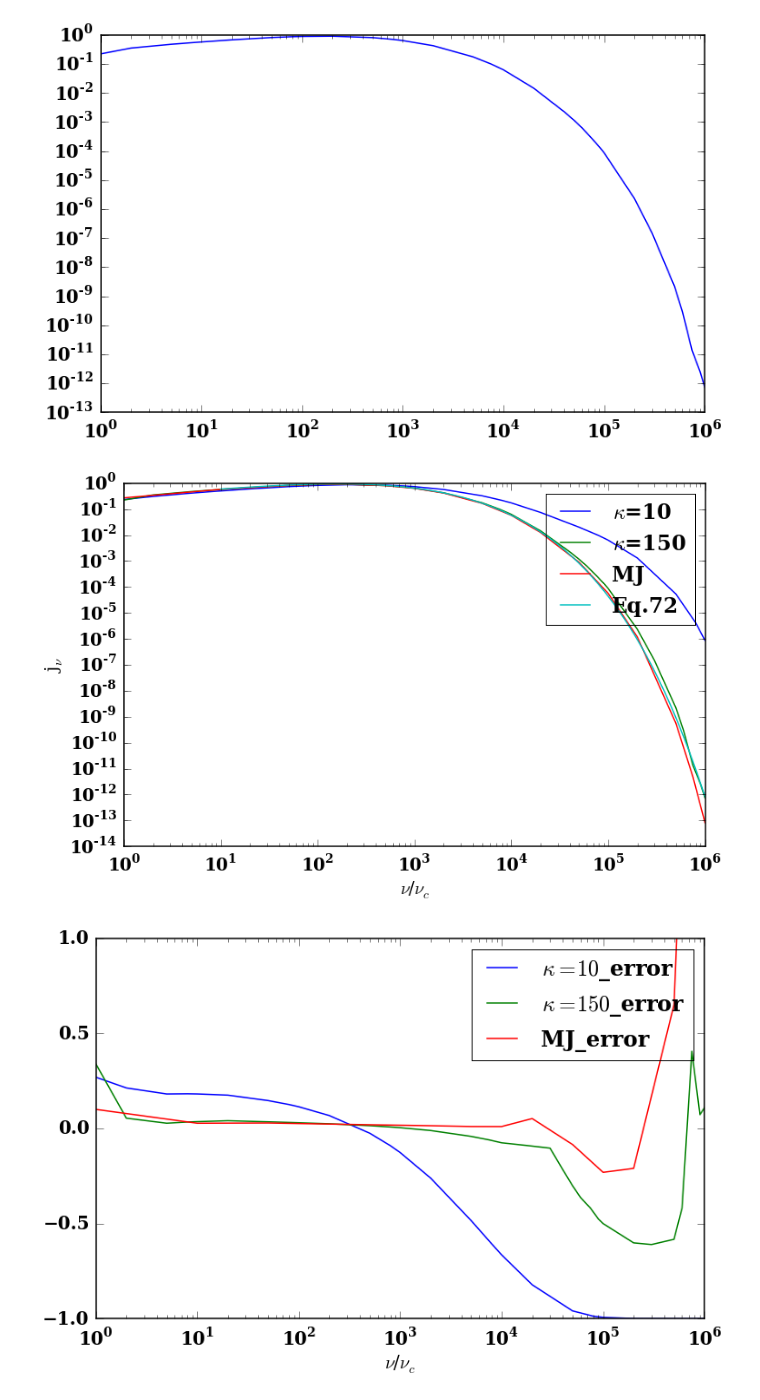
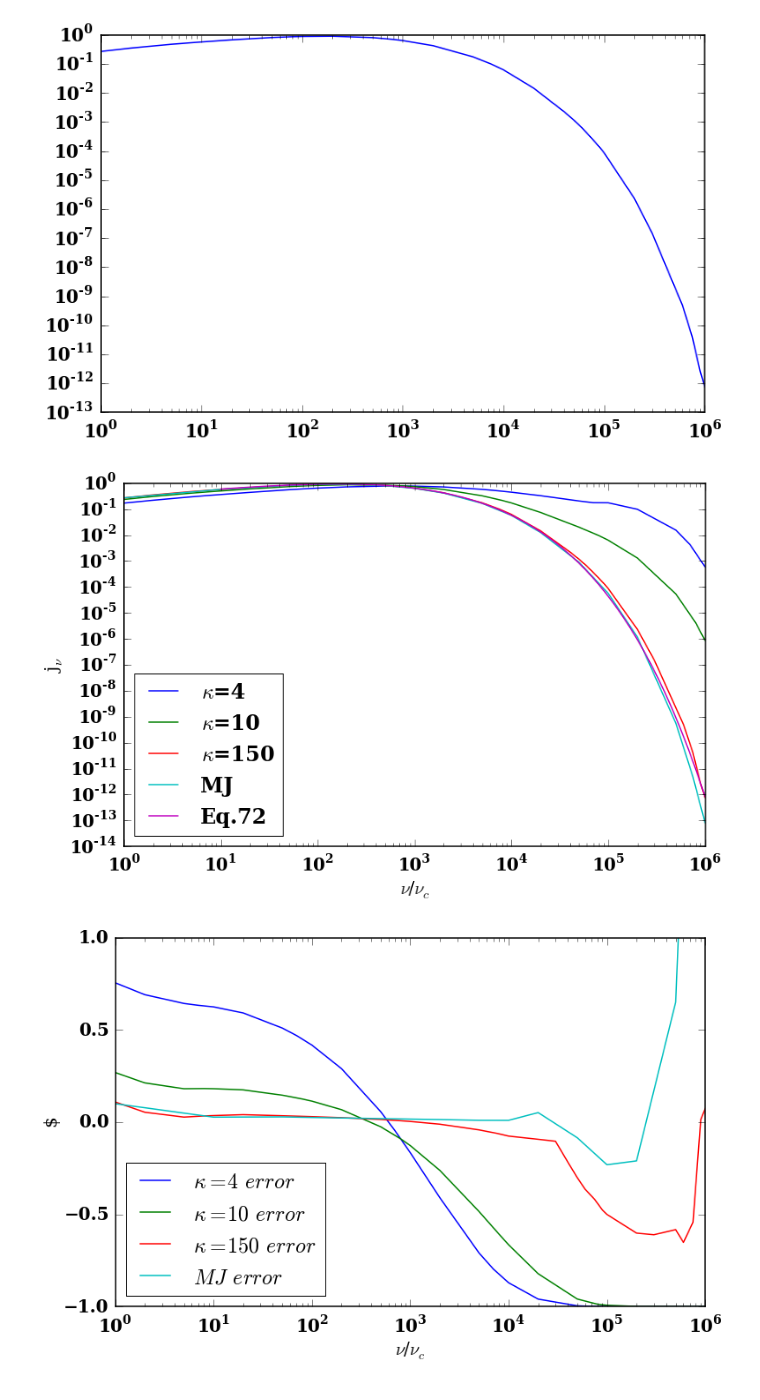
Before and after one commit to ZhaoweiZ/kappa_summer, a Jupyter notebook: kappa_dist.ipynb, the cells around one changed output. Cells and saved outputs as stored; diff of their text form; code cells hidden in the pictures.

```diff
--- a/kappa_dist.ipynb
+++ b/kappa_dist.ipynb
@@ -254,23 +254,33 @@ pl.ylabel("j$_\\nu$")
 data1 = np.loadtxt('/Users/zhaoweizhang/Documents/summer_new/kappa_150_dist_with_arbitrary_n_peak.txt')
 data2 = np.loadtxt('/Users/zhaoweizhang/Documents/summer_new/data_with_geo_average_thermal.txt')
 data3 = np.loadtxt('/Users/zhaoweizhang/Documents/summer_new/kappa_10_dist_with_arbitrary_n_peak.txt')
+data4 = np.loadtxt('/Users/zhaoweizhang/Documents/summer_new/kappa_4_dist_with_arbitrary_n_peak.txt')
 
+pl.loglog(data4[:, 0], data4[:, 1], label = '$\\kappa$=4')
 pl.loglog(data3[:, 0], data3[:, 1], label = '$\\kappa$=10')
 pl.loglog(data1[:, 0], data1[:, 1], label = '$\\kappa$=150')
 pl.loglog(data2[:, 0], data2[:, 1], label = 'MJ')
 pl.loglog(x/nu_c, jnu_72(x), label = 'Eq.72')
 
-pl.legend()
+pl.legend(loc='lower left')
 pl.show()
 # %% [output]
-[figure, old version]
+[figure, new version]
 # %%
 data1 = np.loadtxt('/Users/zhaoweizhang/Documents/summer_new/kappa_150_dist_with_arbitrary_n_peak.txt')
 data2 = np.loadtxt('/Users/zhaoweizhang/Documents/summer_new/data_with_geo_average_thermal.txt')
 data3 = np.loadtxt('/Users/zhaoweizhang/Documents/summer_new/kappa_10_dist_with_arbitrary_n_peak.txt')
+data4 = np.loadtxt('/Users/zhaoweizhang/Documents/summer_new/kappa_4_dist_with_arbitrary_n_peak.txt')
 
+def error_thermal_with_eq72_kappa_4():
 
+    data_x = data4[:, 0]
 
+    ans = jnu_72(data_x * nu_c)
+
+    error = ans / data4[:, 1] - 1.
+
+    return error
 
 def error_thermal_with_eq72_kappa_150():
 
@@ -281,36 +291,36 @@ def error_thermal_with_eq72_kappa_150():
     error = ans / data1[:, 1] - 1.
 
     return error
 
 def error_thermal_with_eq72_kappa_10():
 
     data_x = data3[:, 0]
 
     ans = jnu_72(data_x * nu_c)
 
     error = ans / data3[:, 1] - 1.
 
     return error
 
 def error_thermal_with_eq72_thermal():
 
     data_x = data2[:, 0]
 
     ans = jnu_72(data_x * nu_c)
 
     error = ans / data2[:, 1] - 1.
 
     return error
 
 pl.xlabel("$\\nu$/$\\nu_c$")
 pl.ylabel("$")
 
-
-pl.semilogx(data3[:, 0], error_thermal_with_eq72_kappa_10(), label = '$\\kappa=10$_error')
-pl.semilogx(data1[:, 0], error_thermal_with_eq72_kappa_150(), label = '$\\kappa=150$_error')
-pl.semilogx(data2[:, 0], error_thermal_with_eq72_thermal(), label = 'MJ_error')
+pl.semilogx(data4[:, 0], error_thermal_with_eq72_kappa_4(), label = '$\\kappa=4$ $error$')
+pl.semilogx(data3[:, 0], error_thermal_with_eq72_kappa_10(), label = '$\\kappa=10$ $error$')
+pl.semilogx(data1[:, 0], error_thermal_with_eq72_kappa_150(), label = '$\\kappa=150$ $error$')
+pl.semilogx(data2[:, 0], error_thermal_with_eq72_thermal(), label = '$MJ$ $error$')
 pl.ylim([-1,1])
-pl.legend()
+pl.legend(loc='lower left')
 pl.show()
 # %% [output]
-[figure, old version]
+[figure, new version]
```
Also changed, not shown: parts of 3 cells of this notebook, 5 other files.
